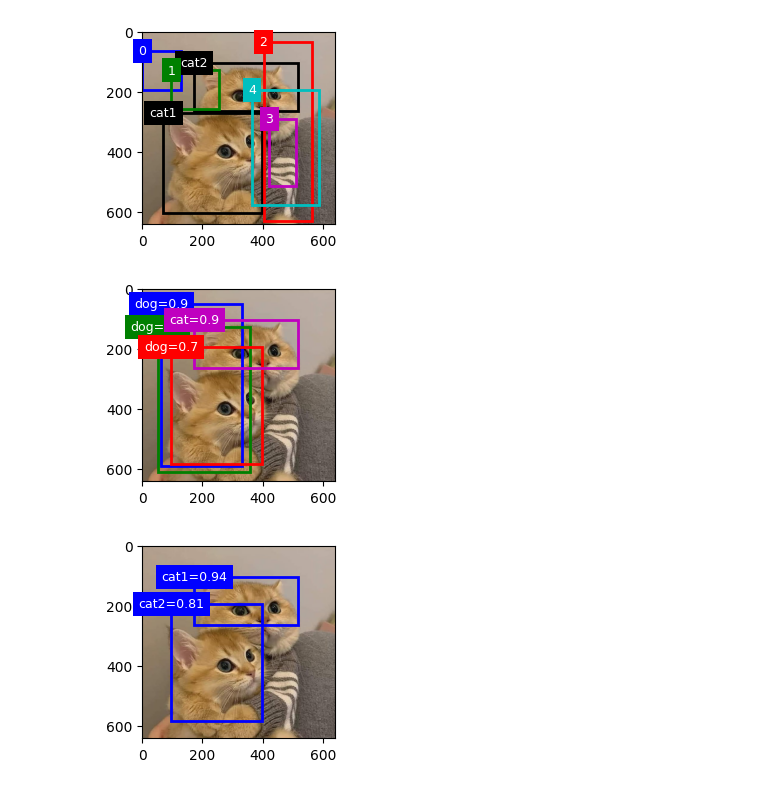
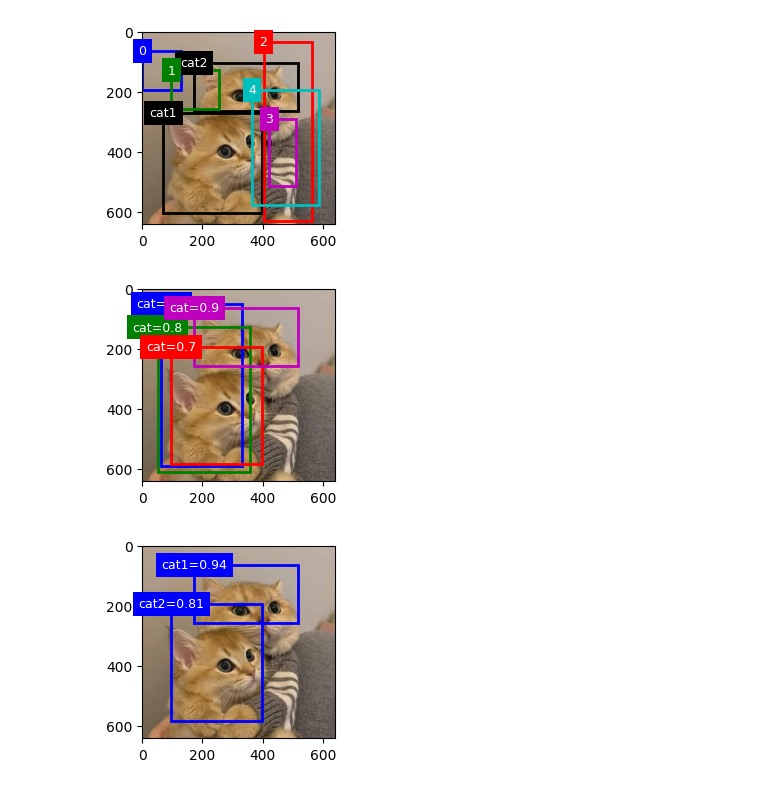
Before and after one commit to pbm21sdp/peepee-prelucrarea-pozelor-, a Jupyter notebook: Untitled18.ipynb, the cells around one changed output. Drawn from its saved outputs; the diff is of its cells as text; code cells hidden in the pictures.

```diff
--- a/Untitled18.ipynb
+++ b/Untitled18.ipynb
@@ -384,7 +384,7 @@ def multibox_detection(cls_probs, offset_preds, anchors, nms_threshold=0.5,
     return torch.stack(out)
 # %%
 anchors = torch.tensor([[0.1, 0.08, 0.52, 0.92], [0.08, 0.2, 0.56, 0.95],
-                      [0.15, 0.3, 0.62, 0.91], [0.27, 0.16, 0.81, 0.41]])
+                      [0.15, 0.3, 0.62, 0.91], [0.27, 0.10, 0.81, 0.40]])
 offset_preds = torch.tensor([0] * anchors.numel())
 cls_probs = torch.tensor([[0] * 4,  # Predicted background likelihood
                       [0.11, 0.42, 0.62, 0.94],
@@ -392,9 +392,9 @@ cls_probs = torch.tensor([[0] * 4,  # Predicted background likelihood
 # %%
 fig = plt.imshow(img)
 show_bboxes(fig.axes, anchors * bbox_scale,
-            ['dog=0.9', 'dog=0.8', 'dog=0.7', 'cat=0.9'])
+            ['cat=0.9', 'cat=0.8', 'cat=0.7', 'cat=0.9'])
 # %% [output]
-[figure, old version]
+[figure, new version]
 # %%
 output = multibox_detection(cls_probs.unsqueeze(dim=0),
                             offset_preds.unsqueeze(dim=0),
@@ -408,4 +408,4 @@ for i in output[0].detach().numpy():
     label = ('cat1=', 'cat2=')[int(i[0])] + str(i[1])
     show_bboxes(fig.axes, [torch.tensor(i[2:]) * bbox_scale], label)
 # %% [output]
-[figure, old version]
+[figure, new version]
```
